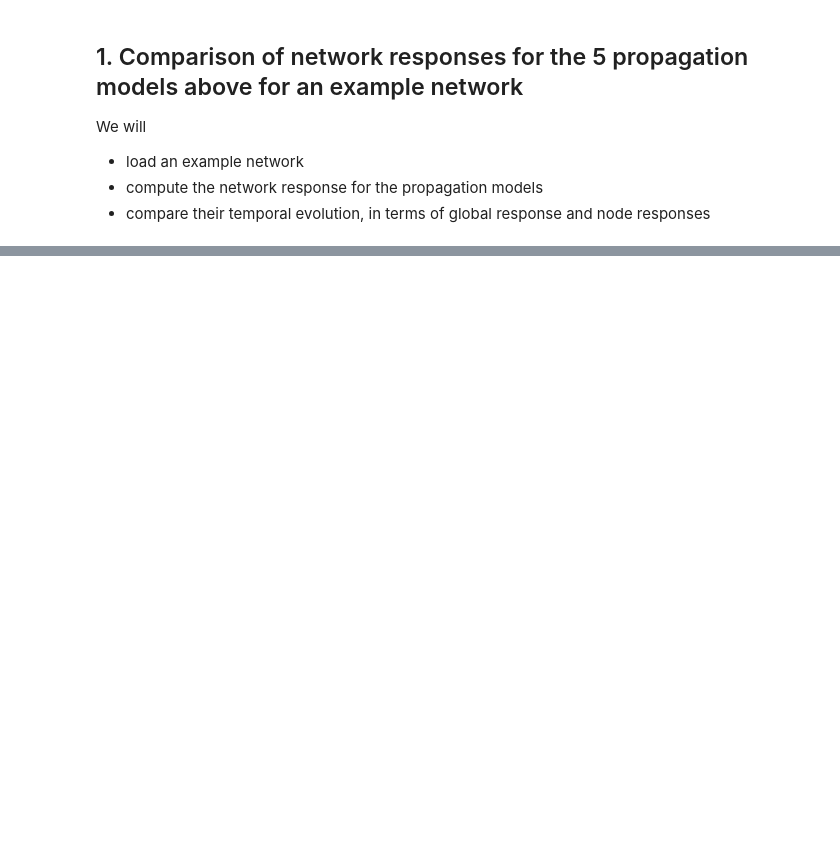
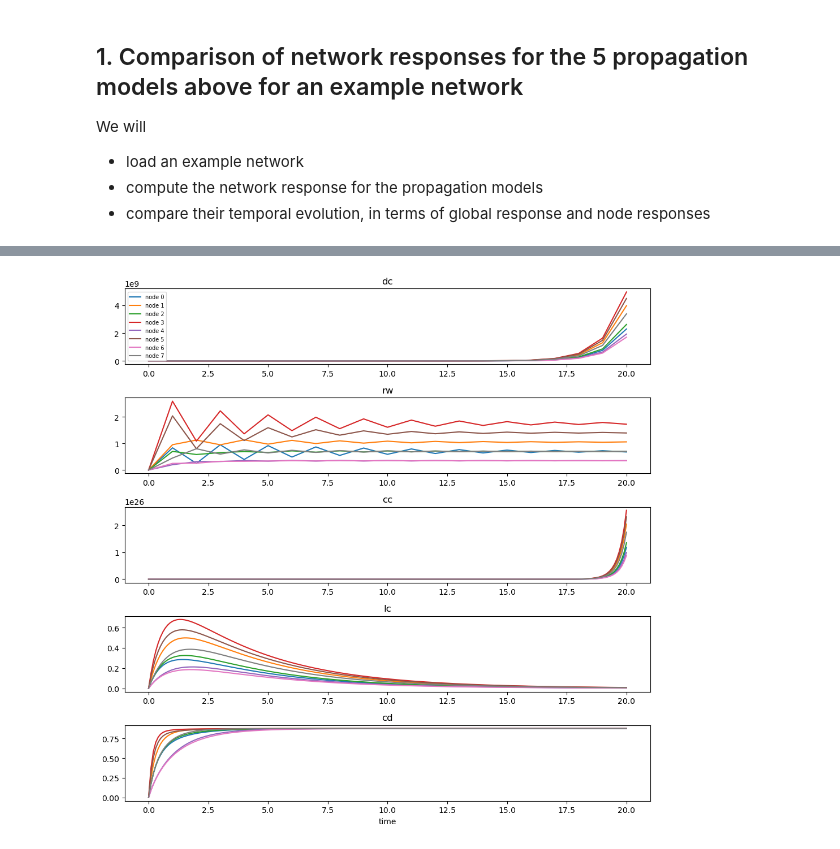
Before and after one commit to mb-BCA/SiReNetA_Tutorials, a Jupyter notebook: Tutorial_Notebooks/3_Basics_CanonModels.ipynb, the cells around one changed output, grey strips where cells are left out. Saved outputs shown, nothing was run; the diff lists cells and outputs as text; code cells hidden in the pictures; blank space fills up the shorter version.

```diff
--- a/Tutorial_Notebooks/3_Basics_CanonModels.ipynb
+++ b/Tutorial_Notebooks/3_Basics_CanonModels.ipynb
@@ -127,4 +145,19 @@ for i in range(n_pm):
     onrs.append(sna.NodeResponses(rs[i])[1])
 
 aspects = [0.5, 0.5, 5.0, 5.0, 5.0]
+# %%
+# plot the node responses as curves
+
+plt.figure(figsize=[10,10])
+for i in range(n_pm):
+    plt.subplot(n_pm,1,i+1)
+    for j in range(N):
+        plt.plot(ts[i], inrs[i][:,j], label=f'node {j}')
+    plt.title(labels[i])
+    if i==0:
+        plt.legend(loc='center left', fontsize=7)
+plt.xlabel('time')
+plt.tight_layout()
+# %% [output]
+[figure, added]
 # %%
```
Also changed, not shown: parts of 10 cells of this notebook, 1 other file.
